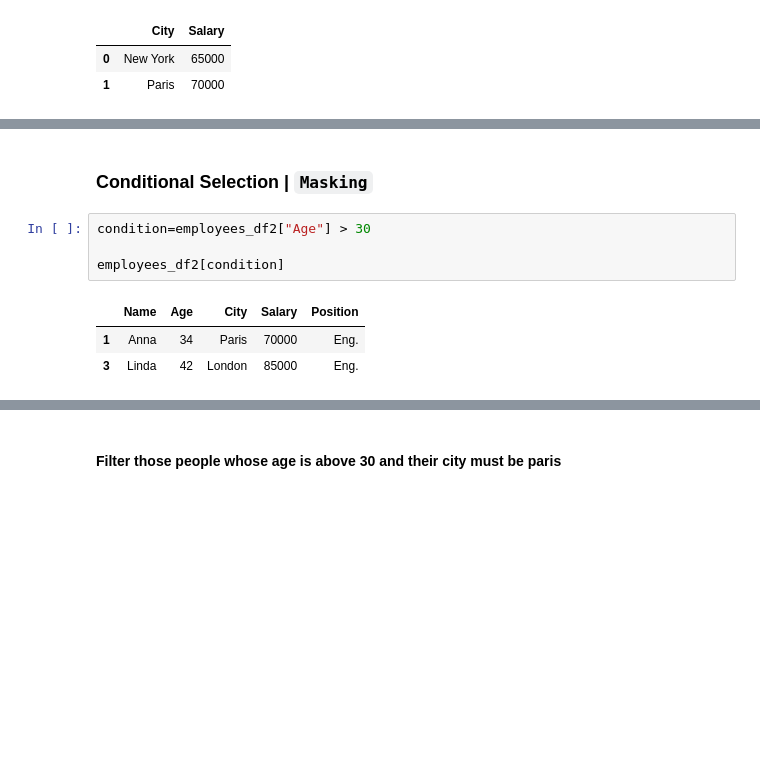
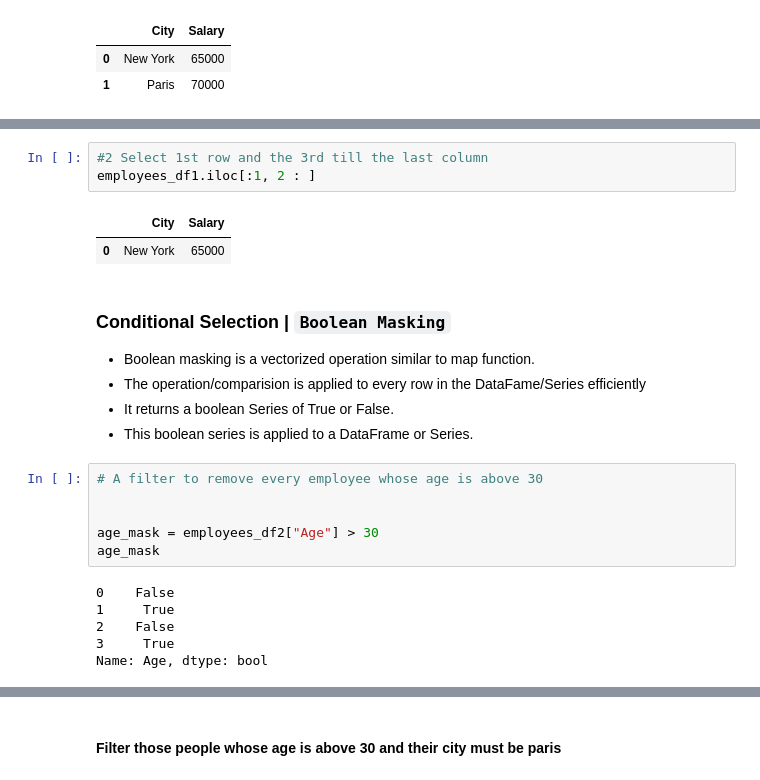
Before and after one commit to lazyaxe/Python, a Jupyter notebook: Pandas/DataFrames.ipynb, the cells around one changed output, grey strips where cells are left out. Saved outputs shown, nothing was run; the diff lists cells and outputs as text; blank space fills up the shorter version.

```diff
--- a/Pandas/DataFrames.ipynb
+++ b/Pandas/DataFrames.ipynb
@@ -167,10 +204,24 @@ employees_df1.loc[[0,1]][["City","Salary"]]
+# %%
+#2 Select 1st row and the 3rd till the last column
+employees_df1.iloc[:1, 2 : ]
+# %% [output]
+|  | City | Salary |
+| 0 | New York | 65000 |
 # %% [markdown]
-### Conditional Selection | `Masking`
+### Conditional Selection | `Boolean Masking`
+* Boolean masking is a vectorized operation similar to map function.
+* The operation/comparision is applied to every row in the DataFame/Series efficiently
+* It returns a boolean Series of True or False.
+* This boolean series is applied to a DataFrame or Series.
 # %%
-condition=employees_df2["Age"] > 30
+# A filter to remove every employee whose age is above 30
 
-employees_df2[condition]
+
+age_mask = employees_df2["Age"] > 30
+age_mask
 # %% [output]
-|  | Name | Age | City | Salary | Position |
-| 1 | Anna | 34 | Paris | 70000 | Eng. |
-| 3 | Linda | 42 | London | 85000 | Eng. |
+0    False
+1     True
+2    False
+3     True
+Name: Age, dtype: bool
```
Also changed, not shown: parts of 25 cells of this notebook.
